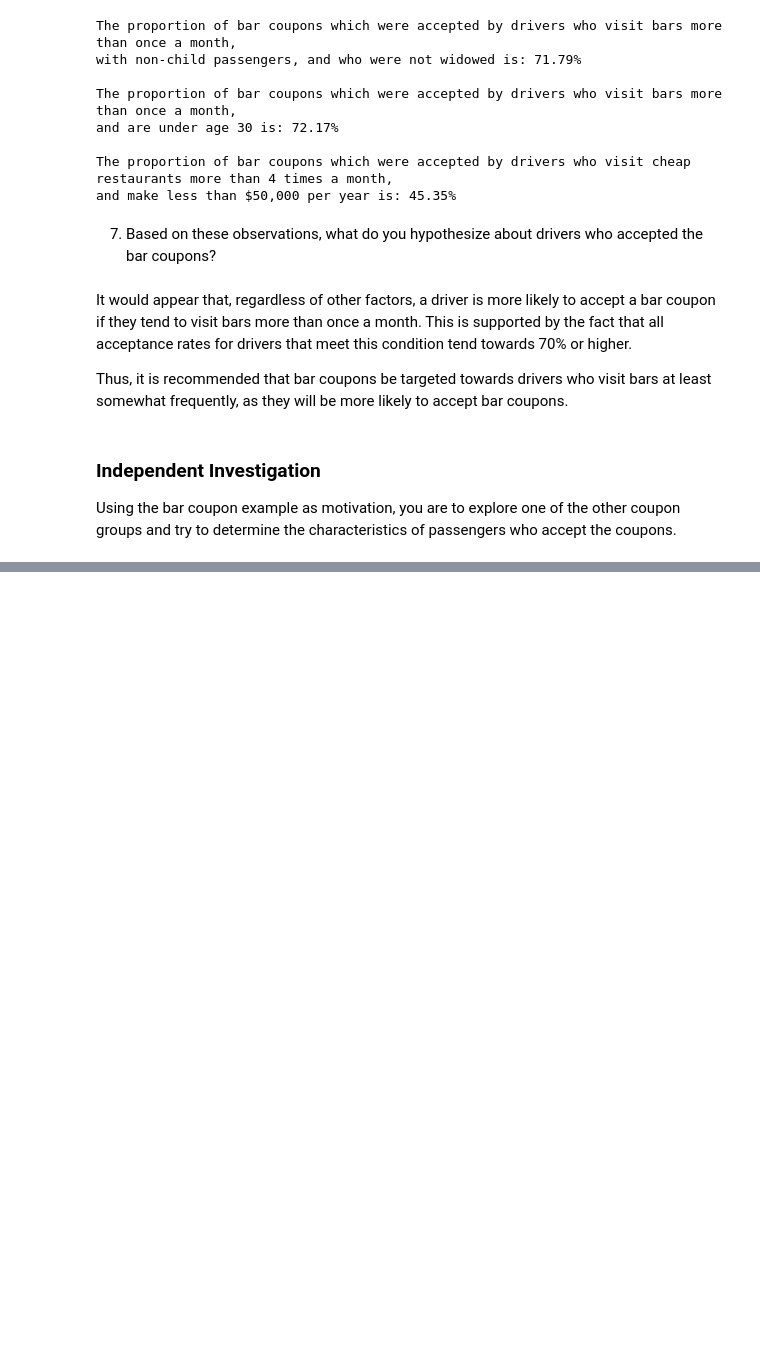
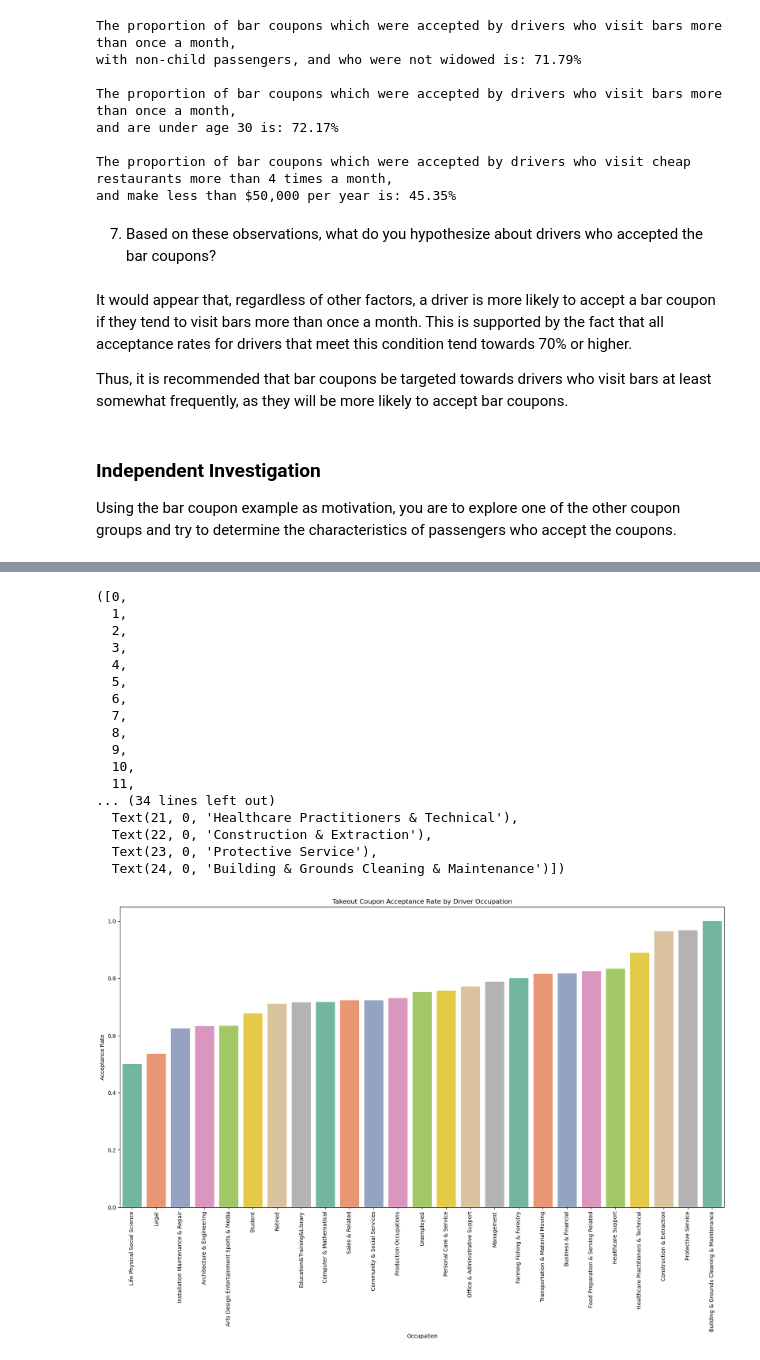
Before and after one commit to akramsabbah9/coupon-acceptance, a Jupyter notebook: prompt.ipynb, the cells around one changed output, grey strips where cells are left out. Cells and saved outputs as stored; diff of their text form; code cells hidden in the pictures; blank space fills up the shorter version.

```diff
--- a/prompt.ipynb
+++ b/prompt.ipynb
@@ -463,0 +781,43 @@ Using the bar coupon example as motivation, you are to explore one of the other
+# %%
+# now make a graph
+occupations = takeout_data['occupation'].unique()
+
+takeout_acceptance_by_occupation = []
+
+for occupation in occupations:
+    takeout_acceptance_by_occupation.append(takeout_acceptance_rate(f'occupation == "{occupation}"'))
+
+takeout_data_by_occupation = {
+    'Occupation': occupations,
+    'Acceptance Rate': takeout_acceptance_by_occupation
+}
+
+takeout_occupation_dataframe = pd.DataFrame(takeout_data_by_occupation).sort_values('Acceptance Rate')
+
+# plot the times vs their acceptance rates with seaborn
+
+plt.figure(figsize=(20, 10))
+coupon_barplot = sns.barplot(data=takeout_occupation_dataframe, x='Occupation', y='Acceptance Rate', hue='Occupation', legend=False, palette='Set2')
+coupon_barplot.set_title('Takeout Coupon Acceptance Rate by Driver Occupation')
+coupon_barplot.set_xlabel('Occupation')
+coupon_barplot.set_ylabel('Acceptance Rate')
+plt.xticks(rotation=90)
+# %% [output]
+([0,
+  1,
+  2,
+  3,
+  4,
+  5,
+  6,
+  7,
+  8,
+  9,
+  10,
+  11,
+... (34 lines left out)
+  Text(21, 0, 'Healthcare Practitioners & Technical'),
+  Text(22, 0, 'Construction & Extraction'),
+  Text(23, 0, 'Protective Service'),
+  Text(24, 0, 'Building & Grounds Cleaning & Maintenance')])
+[figure, added]
```
Also changed, not shown: parts of 17 cells of this notebook.
